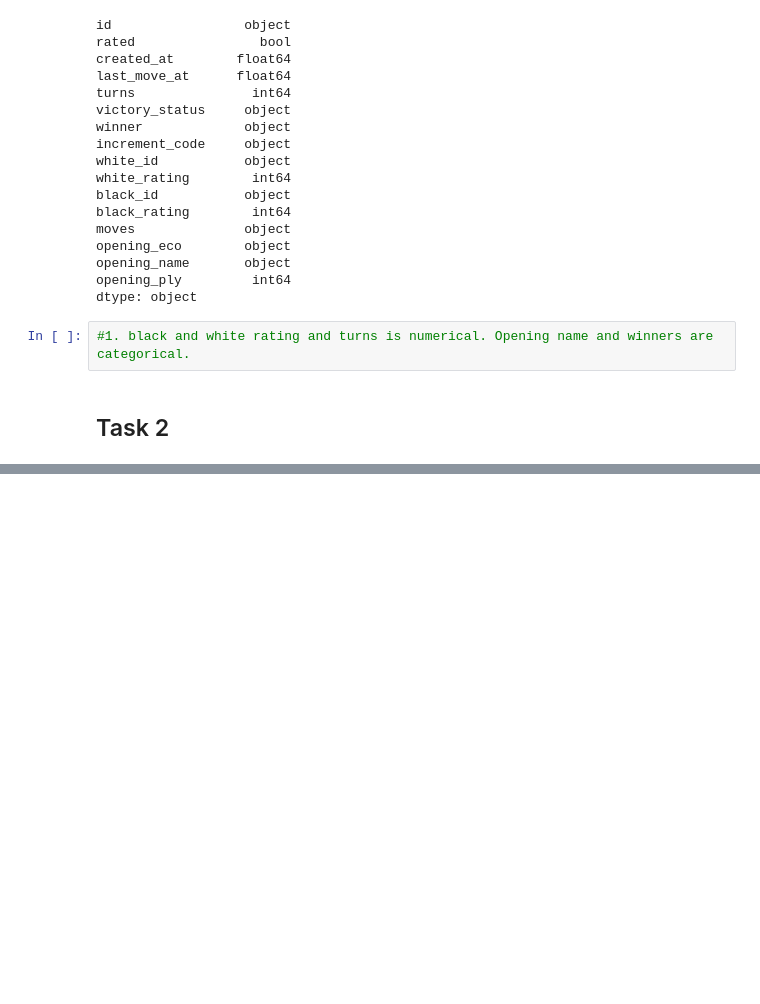
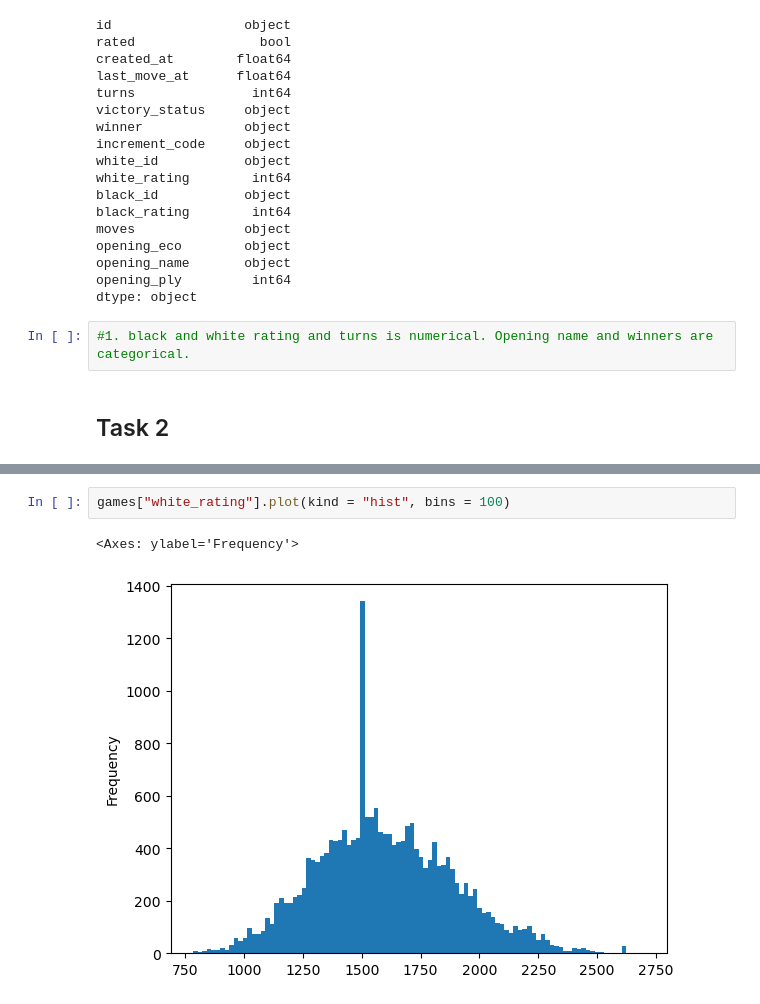
Before and after one commit to crussell1856/Cars_plots, a Jupyter notebook: cars_Graphs.ipynb, the cells around one changed output, grey strips where cells are left out. Drawn from its saved outputs; the diff is of its cells as text; blank space fills up the shorter version.

```diff
--- a/cars_Graphs.ipynb
+++ b/cars_Graphs.ipynb
@@ -47,0 +56,5 @@ games['winner'].value_counts().plot(kind = 'bar')
+# %%
+games["white_rating"].plot(kind = "hist", bins = 100)
+# %% [output]
+<Axes: ylabel='Frequency'>
+[figure, added]
```
Also changed, not shown: parts of 25 cells of this notebook.
